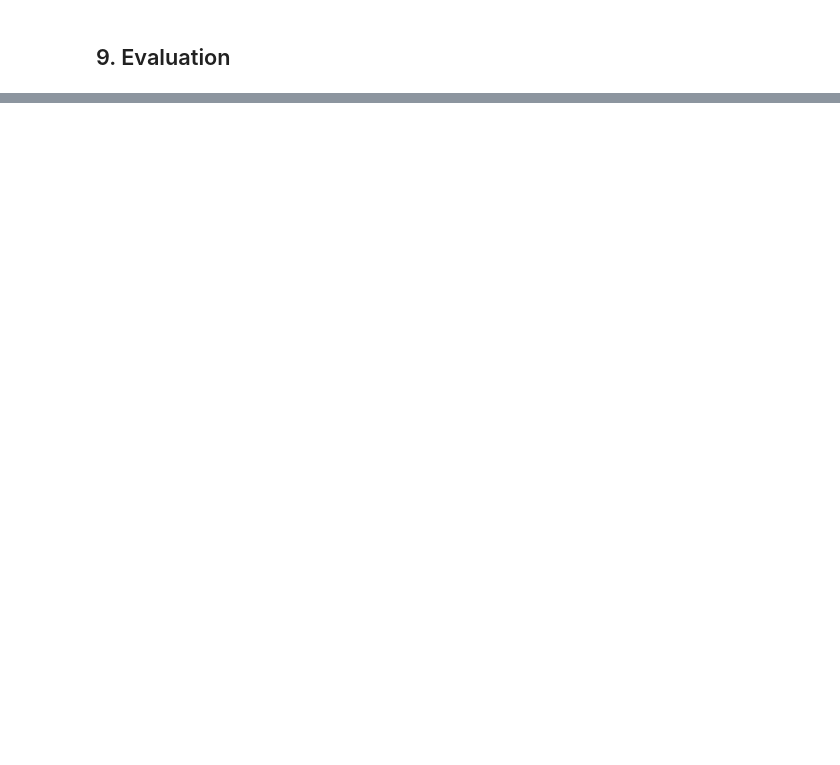
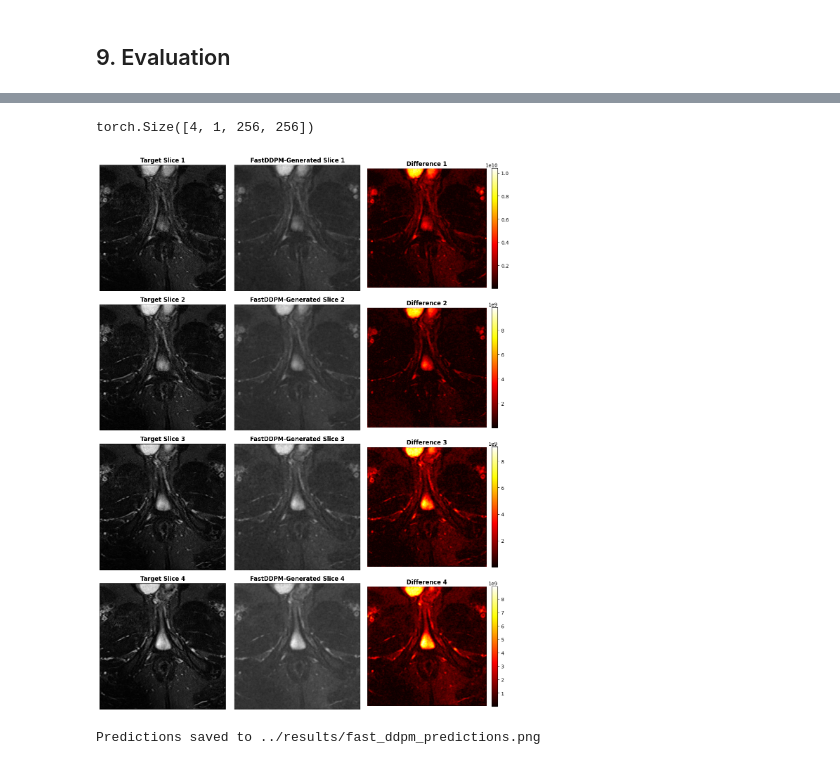
Before and after one commit to DeivanaiThiyagarajan/Multi-Image-Super-Resolution-for-Medical-Images, a Jupyter notebook: notebooks/FastDDPM_Training_v2.ipynb, the cells around one changed output, grey strips where cells are left out. Saved outputs shown, nothing was run; the diff lists cells and outputs as text; code cells hidden in the pictures; blank space fills up the shorter version.

```diff
--- a/notebooks/FastDDPM_Training_v2.ipynb
+++ b/notebooks/FastDDPM_Training_v2.ipynb
@@ -626,7 +927,11 @@ print(f"✅ Plot saved to {results_dir}/fastddpm_training.png")
 ## 9. Evaluation
 # %%
 # Load best model
-model.load_state_dict(torch.load(f'{CHECKPOINT_DIR}/fastddpm_best.pt'))
+#model.load_state_dict(torch.load(f'{CHECKPOINT_DIR}/fastddpm_checkpoint_19.pt'))
+checkpoint = torch.load(f'{CHECKPOINT_DIR}/fastddpm_checkpoint_19.pt', map_location=DEVICE)
+
+model.load_state_dict(checkpoint['model_state_dict'])
+#optimizer.load_state_dict(checkpoint['optimizer_state_dict'])
 
 ssim_scores = []
 psnr_scores = []
@@ -650,7 +955,7 @@ for (pre, post), target in tqdm(test_loader, desc="Testing"):
 
     # Clear GPU cache
     del generated, pred, gt, gt_norm, pred_norm
-    if device == 'cuda':
+    if DEVICE == 'cuda':
         torch.cuda.empty_cache()
         gc.collect()
 
@@ -661,33 +1014,77 @@ print(f"{'='*50}")
+# %%
+# Load best model
+#model.load_state_dict(torch.load(f'{CHECKPOINT_DIR}/fastddpm_checkpoint_19.pt'))
+checkpoint = torch.load(f'{CHECKPOINT_DIR}/fastddpm_checkpoint_19.pt', map_location=DEVICE)
+
+model.load_state_dict(checkpoint['model_state_dict'])
+#optimizer.load_state_dict(checkpoint['optimizer_state_dict'])
+
+ssim_scores = []
+psnr_scores = []
+predictions = []
+targets_list = []
+
+for (pre, post), target in tqdm(test_loader, desc="Testing"):
+    generated = sample(pre, post, num_samples=3)
+    predictions.append(generated.cpu())
+    targets_list.append(target.cpu())
+    pred = generated.mean(dim=1).squeeze().numpy()
+    gt = target.squeeze().numpy()
+
+    for i in range(len(gt)):
+        gt_norm = (gt[i] - gt[i].min()) / (gt[i].max() - gt[i].min() + 1e-8)
+        pred_norm = (pred[i] - pred[i].min()) / (pred[i].max() - pred[i].min() + 1e-8)
+
+        ssim_scores.append(ssim(gt_norm, pred_norm, data_range=1.0))
+        psnr_scores.append(psnr(gt_norm, pred_norm, data_range=1.0))
+
+
+    # Clear GPU cache
+    del generated, pred, gt, gt_norm, pred_norm
+    if DEVICE == 'cuda':
+        torch.cuda.empty_cache()
+        gc.collect()
+
+    break
+# %%
+all_predictions = torch.cat(predictions, dim=0)  # (N, 1, H, W)
+all_targets = torch.cat(targets_list, dim=0)
+all_predictions.shape
+# %% [output]
+torch.Size([4, 1, 256, 256])
 # %%
 # Concatenate all predictions and targets
 all_predictions = torch.cat(predictions, dim=0)  # (N, 1, H, W)
 all_targets = torch.cat(targets_list, dim=0)      # (N, 1, H, W)
 
 # Visualize some predictions
 n_samples = 4
 fig, axes = plt.subplots(n_samples, 3, figsize=(12, 4*n_samples))
 
 for i in range(n_samples):
     pred = all_predictions[i, 0].numpy()
     target = all_targets[i, 0].numpy()
     diff = np.abs(pred - target)
 
     axes[i, 0].imshow(target, cmap='gray')
     axes[i, 0].set_title(f'Target Slice {i+1}', fontweight='bold')
     axes[i, 0].axis('off')
 
     axes[i, 1].imshow(pred, cmap='gray')
     axes[i, 1].set_title(f'FastDDPM-Generated Slice {i+1}', fontweight='bold')
     axes[i, 1].axis('off')
 
     im = axes[i, 2].imshow(diff, cmap='hot')
     axes[i, 2].set_title(f'Difference {i+1}', fontweight='bold')
     axes[i, 2].axis('off')
     plt.colorbar(im, ax=axes[i, 2], fraction=0.046, pad=0.04)
 
 plt.tight_layout()
-pred_path = RESULTS_SAVE_DIR / 'fast_ddpm_predictions.png'
+pred_path = results_dir  + '/fast_ddpm_predictions.png'
 plt.savefig(pred_path, dpi=150, bbox_inches='tight')
 plt.show()
 
 print(f"Predictions saved to {pred_path}")
+# %% [output]
+[figure, added]
+Predictions saved to ../results/fast_ddpm_predictions.png
```
Also changed, not shown: parts of 23 cells of this notebook, 1 other file.
